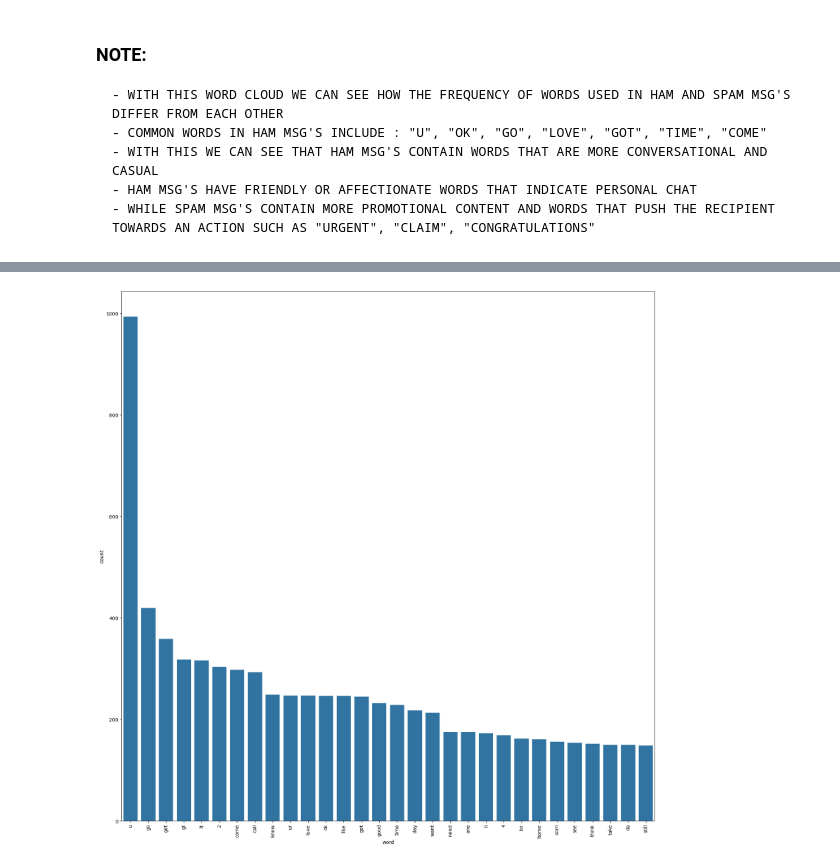
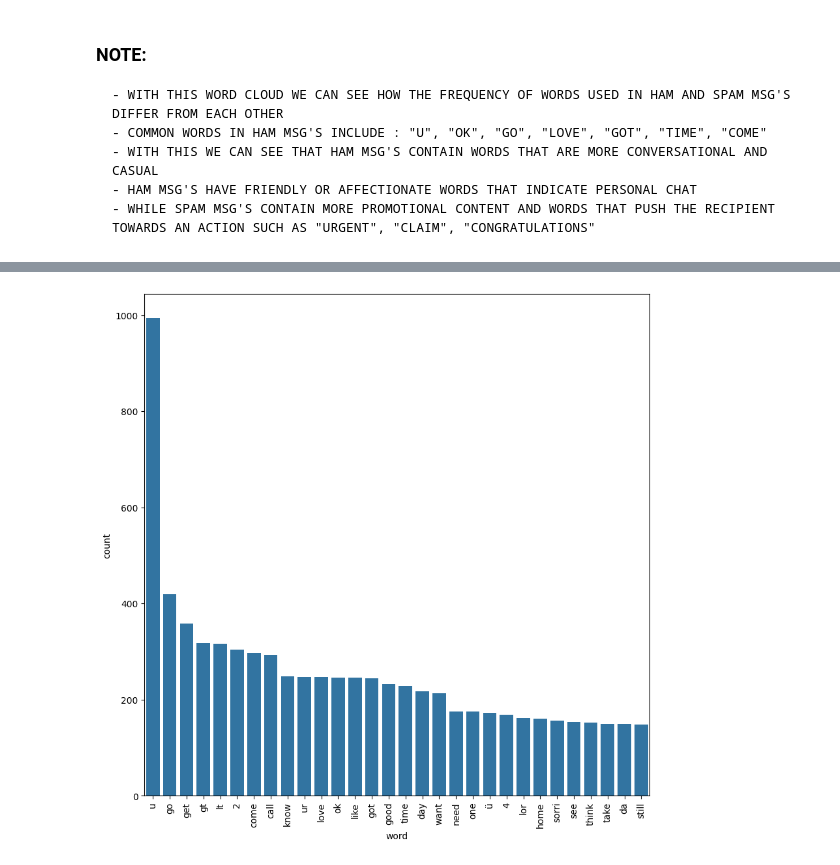
Before and after one commit to RMx-03/Email_Spam-Classifier, a Jupyter notebook: spam_classifier.ipynb, the cells around one changed output, grey strips where cells are left out. Drawn from its saved outputs; the diff is of its cells as text; code cells hidden in the pictures.

```diff
--- a/spam_classifier.ipynb
+++ b/spam_classifier.ipynb
@@ -357,18 +357,18 @@ plt.show()
 # %%
 # showcasing the top 30 words in both the ham messages
 ham_corpus = []  # list to store the words in ham messages
 for text in df[df['Category'] == 1]['tokens'].tolist():
     for word in text.split():
         ham_corpus.append(word)
 
 
 commonham = Counter(ham_corpus).most_common(30)
 commonham_df = pd.DataFrame(commonham, columns=['word', 'count'])
 
-plt.figure(figsize=(20, 20))
+plt.figure(figsize=(10, 10))
 
 sns.barplot(x=commonham_df['word'], y=commonham_df['count'])
 plt.xticks(rotation='vertical')
 plt.show()
 # %% [output]
-[figure, old version]
+[figure, new version]
```
Also changed, not shown: parts of 24 cells of this notebook.
